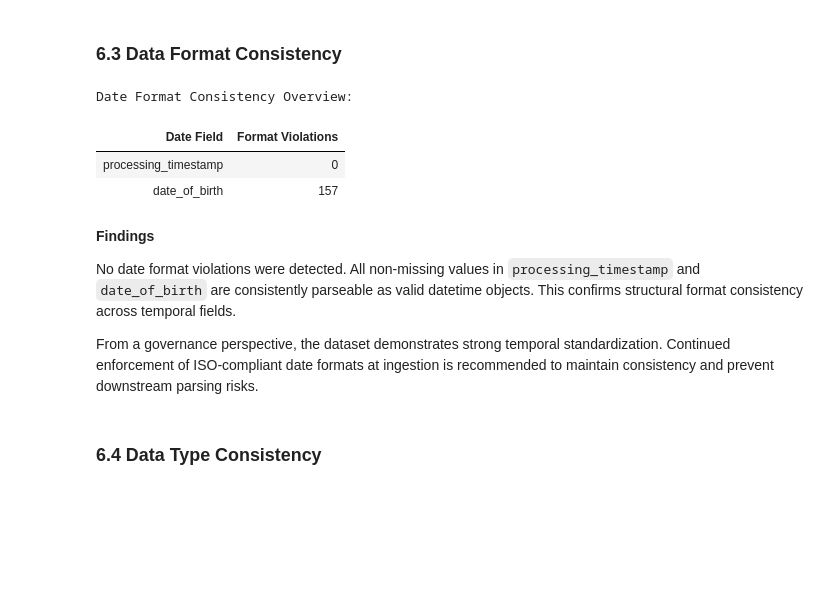
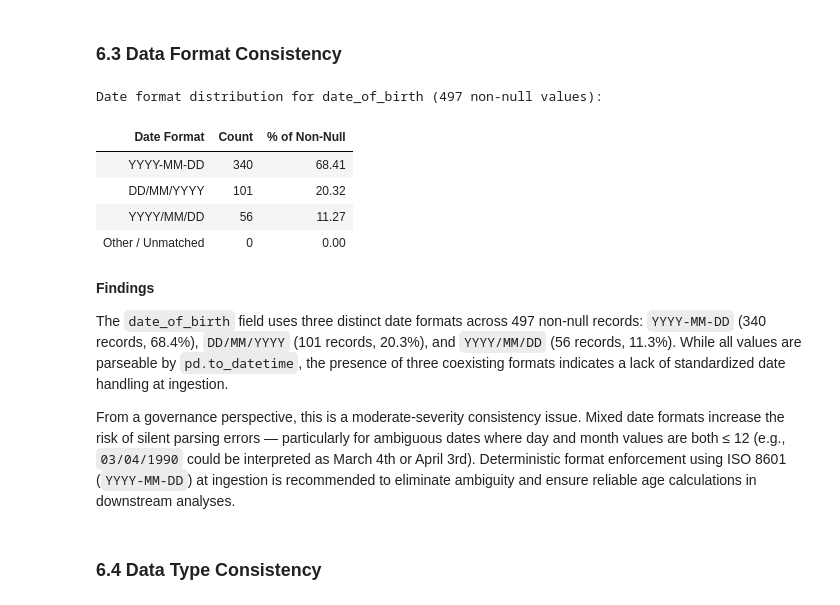
Before and after one commit to mchlkan/dego-2606-group3, a Jupyter notebook: notebooks/01-data-quality.ipynb, the cells around one changed output. Saved outputs shown, nothing was run; the diff lists cells and outputs as text; code cells hidden in the pictures; blank space fills up the shorter version.

```diff
--- a/notebooks/01-data-quality.ipynb
+++ b/notebooks/01-data-quality.ipynb
@@ -650,35 +648,46 @@ This confirms a representation-level consistency issue rather than substantive d
 # %% [markdown]
 ### 6.3 Data Format Consistency
 # %%
-# Analyze data format consistency across key structured fields
-date_fields = ["processing_timestamp", "date_of_birth"]
-date_format_issues = {}
+# Analyze date format patterns in date_of_birth
+import re
 
-for col in date_fields:
-    if col in df.columns:
-        converted = pd.to_datetime(df[col], errors="coerce")
-        # count entries that fail conversion but are not originally missing
-        violations = (converted.isna() & df[col].notna()).sum()
-        date_format_issues[col] = violations
+dob_values = df["date_of_birth"].dropna()
 
-date_format_overview = pd.DataFrame(
-    date_format_issues.items(),
-    columns=["Date Field", "Format Violations"]
+format_patterns = {
+    "YYYY-MM-DD": r"^\d{4}-\d{2}-\d{2}$",
+    "DD/MM/YYYY": r"^\d{2}/\d{2}/\d{4}$",
+    "YYYY/MM/DD": r"^\d{4}/\d{2}/\d{2}$",
+}
+
+format_counts = {}
+for label, pattern in format_patterns.items():
+    format_counts[label] = dob_values.apply(lambda x: bool(re.match(pattern, str(x)))).sum()
+
+unmatched = len(dob_values) - sum(format_counts.values())
+format_counts["Other / Unmatched"] = unmatched
+
+format_overview = pd.DataFrame(
+    format_counts.items(),
+    columns=["Date Format", "Count"]
 )
 
-print("Date Format Consistency Overview:")
-display(date_format_overview.style.hide(axis="index"))
+format_overview["% of Non-Null"] = (format_overview["Count"] / len(dob_values) * 100).round(2)
+
+print(f"Date format distribution for date_of_birth ({len(dob_values)} non-null values):")
+display(format_overview.style.hide(axis="index").format({"% of Non-Null": "{:.2f}"}))
 # %% [output]
-Date Format Consistency Overview:
+Date format distribution for date_of_birth (497 non-null values):
-| Date Field | Format Violations |
-| processing_timestamp | 0 |
-| date_of_birth | 157 |
+| Date Format | Count | % of Non-Null |
+| YYYY-MM-DD | 340 | 68.41 |
+| DD/MM/YYYY | 101 | 20.32 |
+| YYYY/MM/DD | 56 | 11.27 |
+| Other / Unmatched | 0 | 0.00 |
 # %% [markdown]
 **Findings**
 
-No date format violations were detected. All non-missing values in `processing_timestamp` and `date_of_birth` are consistently parseable as valid datetime objects. This confirms structural format consistency across temporal fields.
+The `date_of_birth` field uses three distinct date formats across 497 non-null records: `YYYY-MM-DD` (340 records, 68.4%), `DD/MM/YYYY` (101 records, 20.3%), and `YYYY/MM/DD` (56 records, 11.3%). While all values are parseable by `pd.to_datetime`, the presence of three coexisting formats indicates a lack of standardized date handling at ingestion.
 
-From a governance perspective, the dataset demonstrates strong temporal standardization. Continued enforcement of ISO-compliant date formats at ingestion is recommended to maintain consistency and prevent downstream parsing risks.
+From a governance perspective, this is a moderate-severity consistency issue. Mixed date formats increase the risk of silent parsing errors — particularly for ambiguous dates where day and month values are both ≤ 12 (e.g., `03/04/1990` could be interpreted as March 4th or April 3rd). Deterministic format enforcement using ISO 8601 (`YYYY-MM-DD`) at ingestion is recommended to eliminate ambiguity and ensure reliable age calculations in downstream analyses.
 # %% [markdown]
 ### 6.4 Data Type Consistency
 # %%
```
Also changed, not shown: parts of 22 cells of this notebook.
